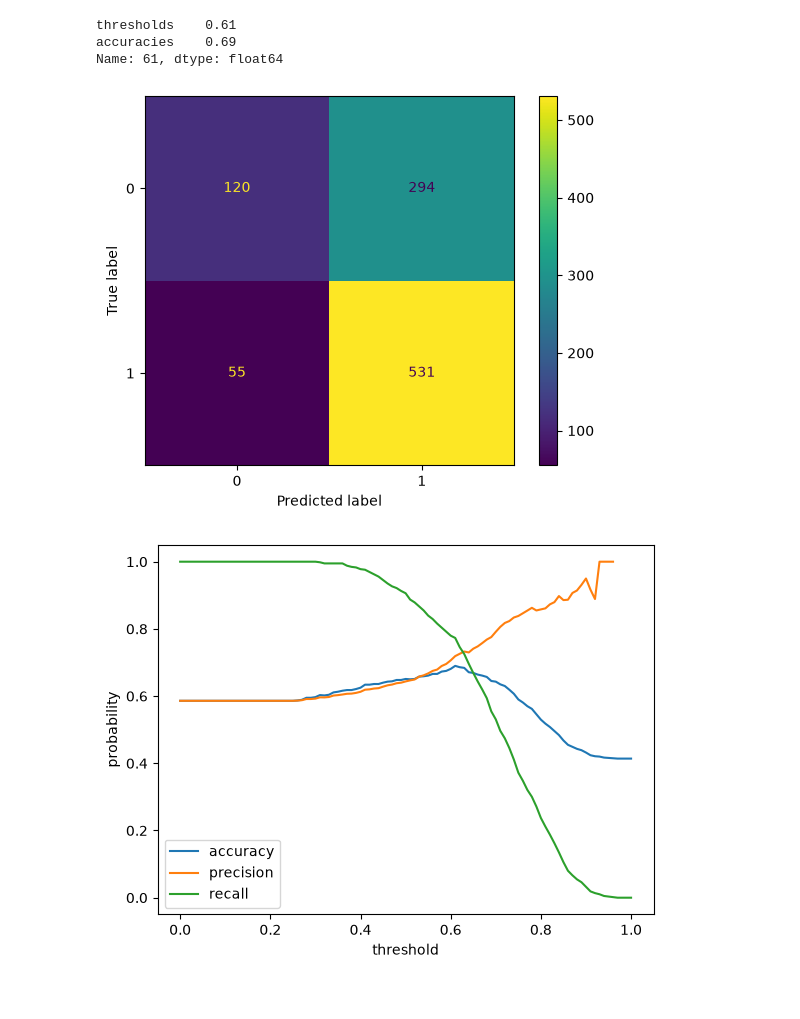
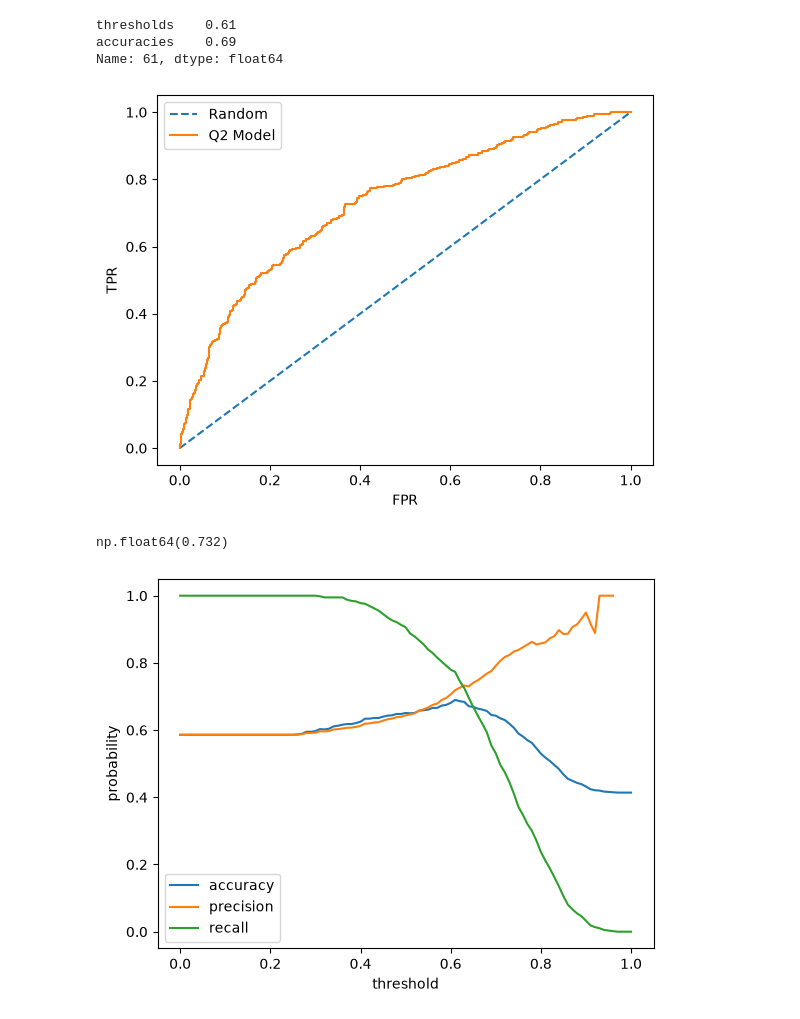
Before and after one commit to BenMarantz/machineLearningZoomcamp26-27, a Jupyter notebook: 04-evaluation/HW4.ipynb, the cells around one changed output. Saved outputs shown, nothing was run; the diff lists cells and outputs as text; code cells hidden in the pictures.

Commit message:
Completed Questions 1, 2, and 4 for HW4.

```diff
--- a/04-evaluation/HW4.ipynb
+++ b/04-evaluation/HW4.ipynb
@@ -183,22 +211,24 @@ accuracies    0.69
 Name: 61, dtype: float64
 # %%
 # Question 2
-# Calculate the AUC of this model on the validation data. Round to 3 decimal places
+
+# Plot the ROC curve alongside the expected curve if the predictions are random
+fpr, tpr, thresholds = roc_curve(y_val, y_pred_probs)
+
+plt.plot([0,1], [0,1], linestyle="--", label = "Random")
+plt.plot(fpr, tpr, label="Q2 Model")
+plt.xlabel("FPR")
+plt.ylabel("TPR")
+plt.legend()
+plt.show()
+# %% [output]
+[figure, added]
-# %%
-# Question 3
-# Now let's compute precision and recall for our model.
-# Evaluate the model on all thresholds from 0.0 to 1.0 with step 0.01
-# For each threshold, compute precision and recall. Plot them.
-# At which threshold precision and recall curves intersect?
-# Ignore thresholds at which both metrics are zero, and choose the threshold with the smallest absolute difference between precision and recall.
-
-# First, let's examine the confusion matrix.
-from sklearn.metrics import confusion_matrix, ConfusionMatrixDisplay
-mat = confusion_matrix(y_val, y_pred)
-mat_disp = ConfusionMatrixDisplay(mat)
-mat_disp.plot()
-plt.show()
-# %% [output]
-[figure, removed]
+# %%
+# Question 2
+# Calculate the AUC of this model on the validation data. Round to 3 decimal places
+np.round(roc_auc_score(y_val, y_pred_probs), 3)
+# AUC of the model on the validation data is appx 0.732
+# %% [output]
+np.float64(0.732)
 # %%
 # Question 3
```
Also changed, not shown: parts of 8 cells of this notebook.
